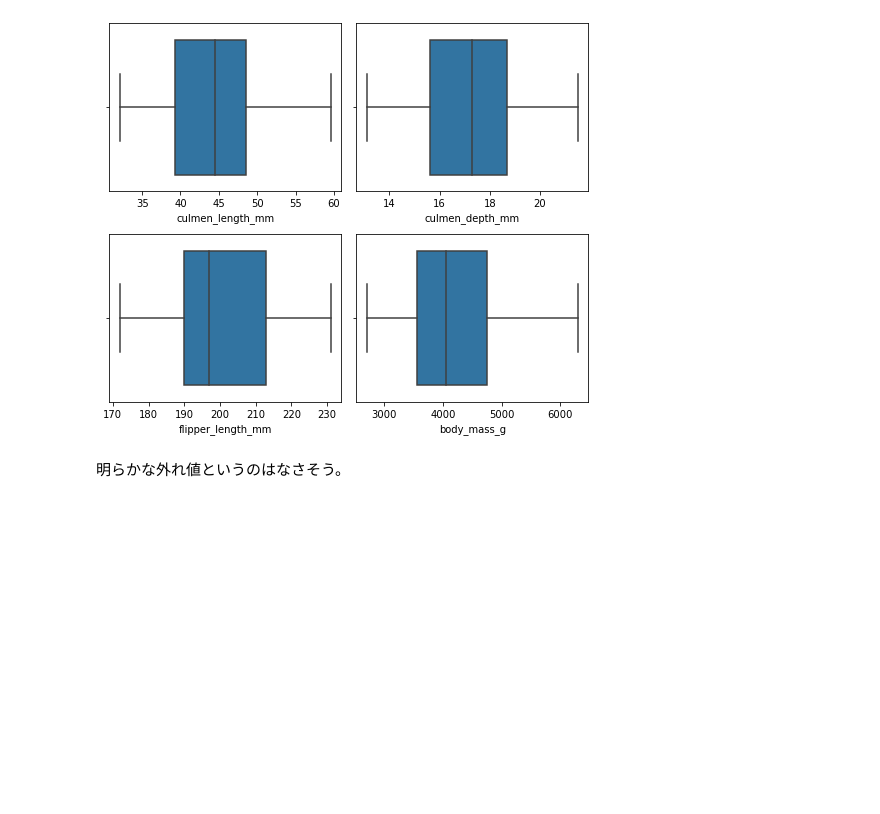
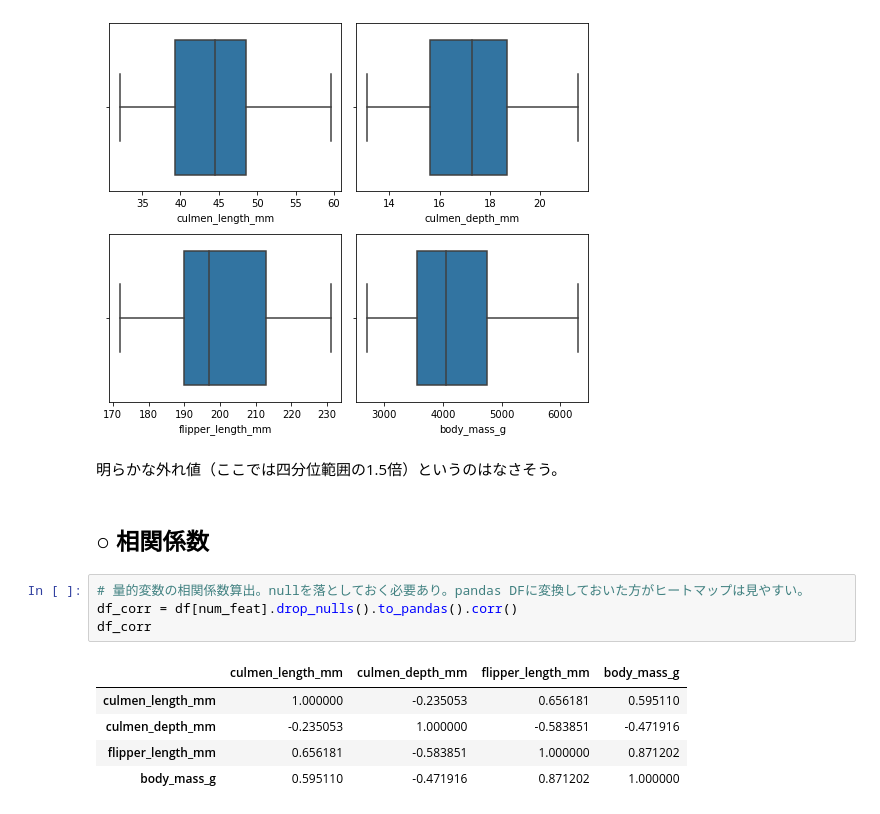
Before and after one commit to Mr-Garlic-Shrimp/TIL, a Jupyter notebook: Machine_Learning/ML_notebook-17(Missing_Value_Imputing_2).ipynb, the cells around one changed output. Saved outputs shown, nothing was run; the diff lists cells and outputs as text; blank space fills up the shorter version.

```diff
--- a/Machine_Learning/ML_notebook-17(Missing_Value_Imputing_2).ipynb
+++ b/Machine_Learning/ML_notebook-17(Missing_Value_Imputing_2).ipynb
@@ -181,5 +193,17 @@ for feat, row_col in zip(num_feat, li_row_col):
 plt.tight_layout()
 # %% [output]
 [figure]
-# %% [markdown]
-明らかな外れ値というのはなさそう。
+# %% [markdown]
+明らかな外れ値（ここでは四分位範囲の1.5倍）というのはなさそう。
+# %% [markdown]
+## ○ 相関係数
+# %%
+# 量的変数の相関係数算出。nullを落としておく必要あり。pandas DFに変換しておいた方がヒートマップは見やすい。
+df_corr = df[num_feat].drop_nulls().to_pandas().corr()
+df_corr
+# %% [output]
+|  | culmen_length_mm | culmen_depth_mm | flipper_length_mm | body_mass_g |
+| culmen_length_mm | 1.000000 | -0.235053 | 0.656181 | 0.595110 |
+| culmen_depth_mm | -0.235053 | 1.000000 | -0.583851 | -0.471916 |
+| flipper_length_mm | 0.656181 | -0.583851 | 1.000000 | 0.871202 |
+| body_mass_g | 0.595110 | -0.471916 | 0.871202 | 1.000000 |
```
Also changed, not shown: parts of 11 cells of this notebook.
